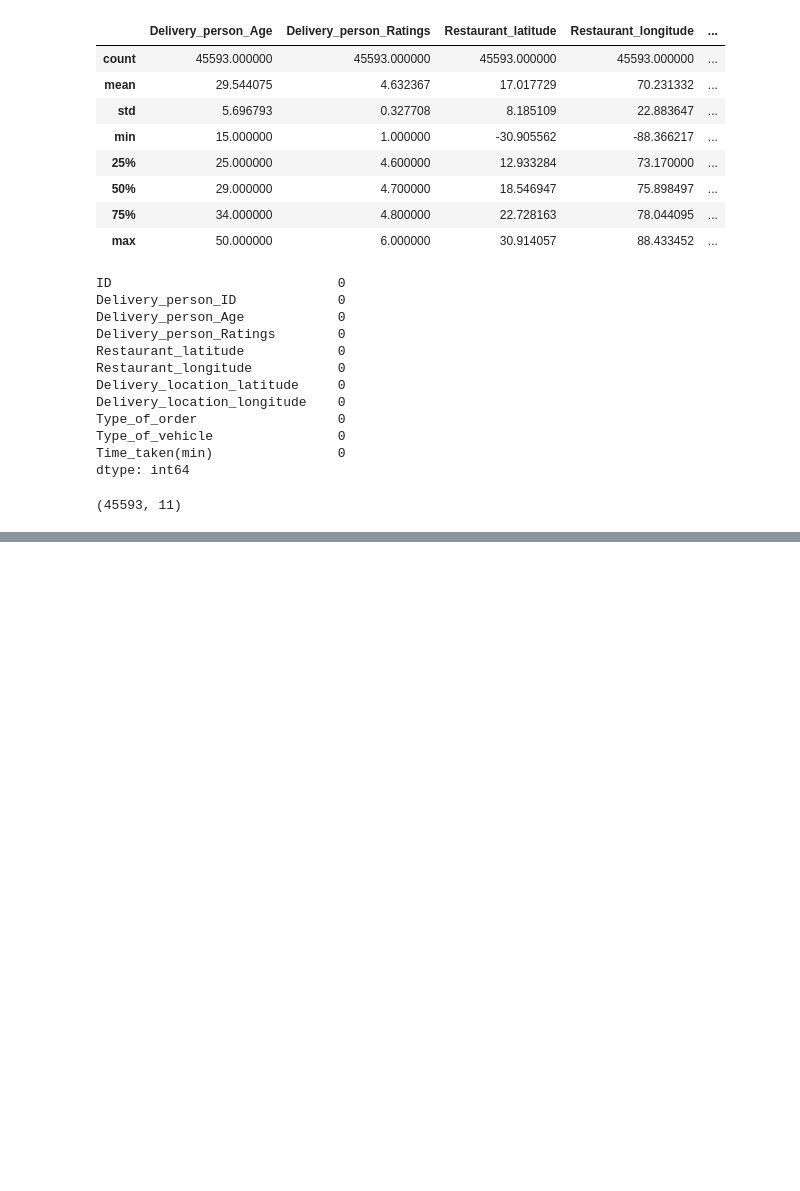
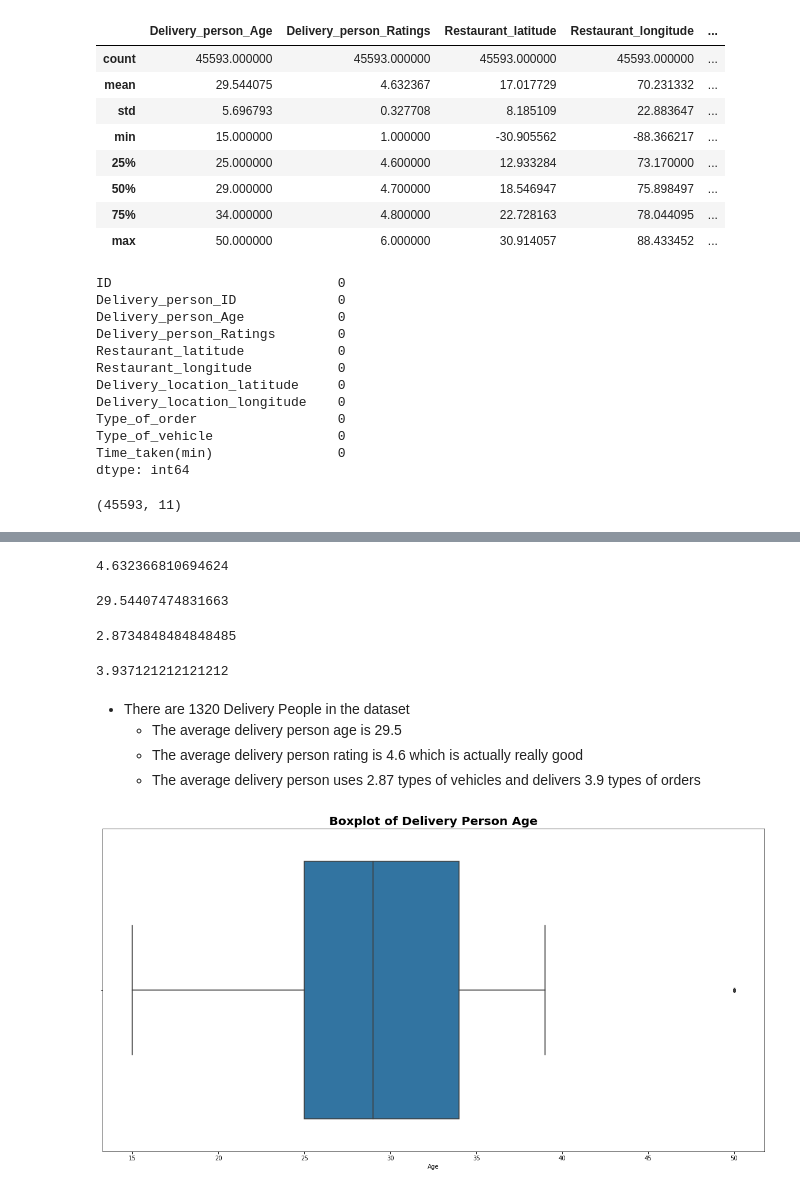
Before and after one commit to AlbertHunduza/DelivTimeAI, a Jupyter notebook: EDA.ipynb, the cells around one changed output, grey strips where cells are left out. Saved outputs shown, nothing was run; the diff lists cells and outputs as text; code cells hidden in the pictures; blank space fills up the shorter version.

Commit message:
added delivery person analysis

```diff
--- a/EDA.ipynb
+++ b/EDA.ipynb
@@ -66,0 +72,57 @@ deliv_df.shape
+# %%
+# finding average deliverty person rating
+deliv_df['Delivery_person_Ratings'].mean()
+# %% [output]
+4.632366810694624
+# %%
+# finding average age of delivery person
+deliv_df['Delivery_person_Age'].mean()
+# %% [output]
+29.54407474831663
+# %%
+# finding the average number of types of delivery vehicles each delivery person has
+subset_df = deliv_df[["Delivery_person_ID", "Type_of_vehicle"]]
+
+# Group by 'Delivery_person_ID' and count unique 'Type_of_vehicle'
+grouped_df = subset_df.groupby("Delivery_person_ID")["Type_of_vehicle"].nunique()
+
+# Calculate the average number of vehicle types used
+average_vehicle_types = grouped_df.mean()
+average_vehicle_types
+# %% [output]
+2.8734848484848485
+# %%
+# finding the average number of types of meals each delivery person delivers
+subset_df = deliv_df[["Delivery_person_ID", "Type_of_order"]]
+
+# Group by 'Delivery_person_ID' and count unique 'Type_of_vehicle'
+grouped_df = subset_df.groupby("Delivery_person_ID")["Type_of_order"].nunique()
+
+# Calculate the average number of vehicle types used
+average_order_types = grouped_df.mean()
+average_order_types
+# %% [output]
+3.937121212121212
+# %% [markdown]
+* There are 1320 Delivery People in the dataset
+    - The average delivery person age is 29.5
+    - The average delivery person rating is 4.6 which is actually really good
+    - The average delivery person uses 2.87 types of vehicles and delivers 3.9 types of orders
+# %%
+# Subset the "Delivery_person_Age" column
+age_data = deliv_df["Delivery_person_Age"]
+
+# Set the figure size
+plt.figure(figsize=(20, 10))
+
+# Create the boxplot
+sns.boxplot(x=age_data)
+
+# Customize the plot
+plt.title("Boxplot of Delivery Person Age", fontsize=20, weight="bold")
+plt.xlabel("Age")
+
+# Display the plot
+plt.show()
+# %% [output]
+[figure, added]
```
Also changed, not shown: parts of 12 cells of this notebook.
